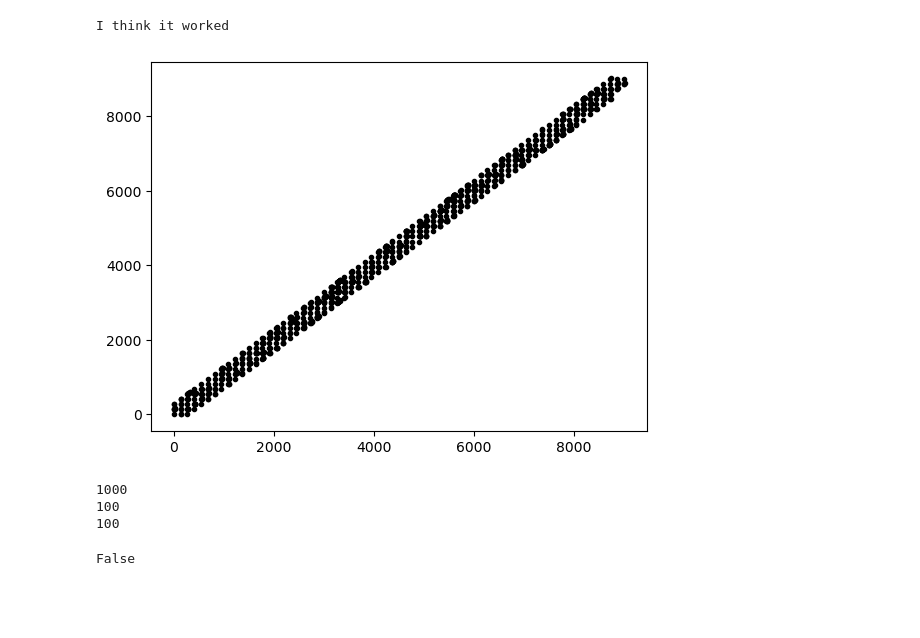
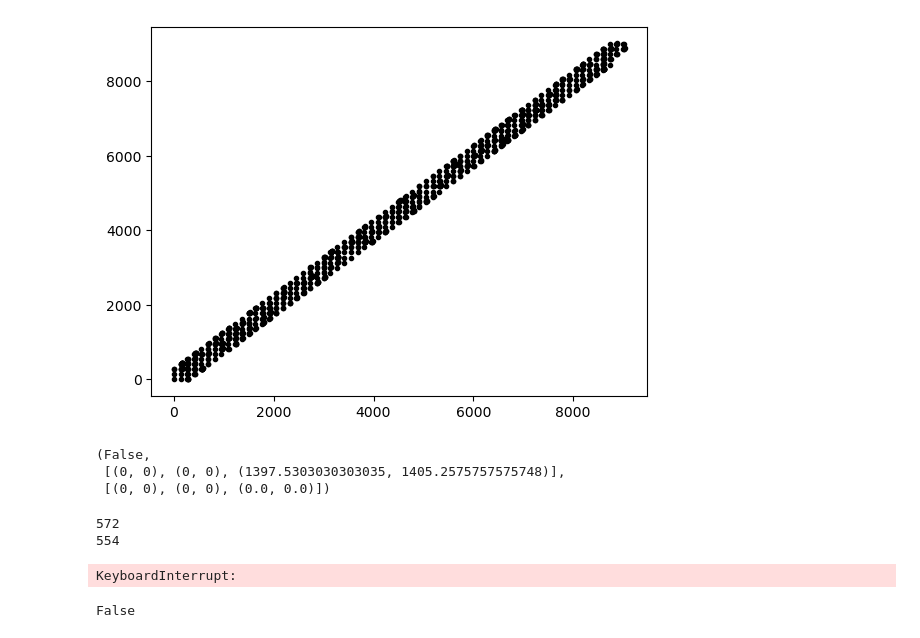
Before and after one commit to kuubikus/Individual-Project, a Jupyter notebook: IP_lambert1.ipynb, the cells around one changed output. Saved outputs shown, nothing was run; the diff lists cells and outputs as text; code cells hidden in the pictures; blank space fills up the shorter version.

Commit message:
Improvement. Work on getting orbits for new pop

```diff
--- a/IP_lambert1.ipynb
+++ b/IP_lambert1.ipynb
@@ -153,14 +172,14 @@ def evaluate_D(elementsO, TOF):
 
     return (vO_perigee + vT_perigee_max)*TOF, rO_perigee
 # %%
-def grid_between_lines(D, height=9000, width=9000):
+def grid_between_lines(D, N, a=9000):
     distances = []  # a list that will contain the whole population points (rho_i, rho_f)
-    A = height*width
-    A_s = A - (height-D)*width/2 - (height-2*D)*(width-D)/2
-    no_of_nodes = 1000*A/A_s  # no of nodes in the 9000x9000 (height x width) rectangle
+    A = a*a
+    A_s = A - (a-D)*a/2 - (a-2*D)*(a-D)/2
+    no_of_nodes = N*A/A_s  # no of nodes in the 9000x9000 (height x width) rectangle
 
-    xs = np.linspace(0, width, int((no_of_nodes)**0.5)) # create values for rho_i
-    ys = np.linspace(0, height, int((no_of_nodes)**0.5)) # create values for rho_f
+    xs = np.linspace(0, a, int((no_of_nodes)**0.5)) # create values for rho_i
+    ys = np.linspace(0, a, int((no_of_nodes)**0.5)) # create values for rho_f
 
     for x in xs:
         for y in ys:
@@ -270,14 +285,14 @@ def Lambert_problem(population, orbits, elementsO, elementsT, point, rO_perigee,
 
     return population, orbits
 # %%
-def initialise_pop(elementsO, elementsT, TOF=60):
+def initialise_pop(elementsO, elementsT, TOF=60, N=1000):
     """
-    Initialises the population.
+    Initialises the population of specific size
     Returns the population along with the orbits.
     """
     D, rO_perigee = evaluate_D(elementsO, TOF)
     # get an evenly spaced grid between two lines Rho in the range [0,9000]
-    original_population = grid_between_lines(D)  # initial population
+    original_population = grid_between_lines(D, N)  # initial population
     orbits = []
     population = []
 
@@ -285,17 +300,17 @@ def initialise_pop(elementsO, elementsT, TOF=60):
         population, orbits = Lambert_problem(population, orbits, elementsO, elementsT, point, rO_perigee, TOF)
 
     n = len(population)
-    if len(population) > 1000:
+    if n > N:
         # remove the number of extra points randomly
-        no_of_extra_points = len(population) - 1000
+        no_of_extra_points = n - N
         for i in range(no_of_extra_points):
             index = random.randint(0, len(population))
             popped = population.pop(index)  # have to remove the points
             orbits.pop(index)  # remove the corresponding orbit
 
-    if len(population) < 1000:
+    if n < N:
         # gain extra points via mutation
-        no_of_extra_points = 1000 - len(population)
+        no_of_extra_points = N - n
         population_new = mutation(population, no_of_extra_points)  # for new points I have to solve for the orbit again
         for point in population_new[n:]:
             p, orbits = Lambert_problem([], orbits, elementsO, elementsT, point, rO_perigee, TOF)
@@ -316,18 +336,11 @@ def get_elite(values, population, n=100):
 # %%
 elements_deb = [7100,0.0043,np.radians(98.289),np.radians(49.866),np.radians(356.768),0]
 elements_sat = [7133.8,0.0043,np.radians(98.289),np.radians(49.866),np.radians(356.768),0]
 
 # initialise
-pop, orbits = initialise_pop(elements_sat, elements_deb)
+pop, orbits = initialise_pop(elements_sat, elements_deb, N=1000)
 show_pop(pop)
 # %% [output]
-I think it worked
-[figure, old version]
+[figure, new version]
 # %%
 fit_values = objective_func(elements_sat, elements_deb, orbits, pop)
-# %%
-elite = get_elite(fit_values, pop)
-# %% [output]
-1000
-100
-100
@@ -336,3 +347,38 @@ while
+# %%
+best_point = get_best(fit_values, pop)
+no_of_gens = 0
+mean_i, mean_f = mean(pop)
+phi = 3
+last_means = [(0,0) for x in range(phi)]
+last_best_values = [(0,0) for x in range(phi)]
+D, rO_perigee = evaluate_D(elements_sat, 60)  # maybe there is a better way to define this
+stop_criteria(pop, last_means, best_point, last_best_values, no_of_gens)
+# %% [output]
+(False,
+ [(0, 0), (0, 0), (1397.5303030303035, 1405.2575757575748)],
+ [(0, 0), (0, 0), (0.0, 0.0)])
+# %%
+while stop_criteria(pop, last_means, best_point, last_best_values, no_of_gens)[0] is False:
+    elite = get_elite(fit_values, pop)
+    # create new population and corresponding orbits
+    pop, orbits = initialise_pop(elements_sat, elements_deb, N=50)  # create 5% of desired population size
+    pop = mutation(elite, 800)  # 800 corresponds to 80% of desired population size
+    for point in pop[150:]: # get the orbits of the new population
+            p, orbits = Lambert_problem([], orbits, elements_sat, elements_deb, point, rO_perigee, 60)
+    pop = crossover(pop, 50, D)  # crossover 5% of desired population size
+    for point in pop[950:]: # get the orbits of the new population
+            p, orbits = Lambert_problem([], orbits, elements_sat, elements_deb, point, rO_perigee, 60)
+    print(len(orbits))
+    # get new fit_values
+    fit_values = objective_func(elements_sat, elements_deb, orbits, pop)
+    # update last_means, best_point, last_best_values, no_of_gens
+
+else:
+        print("donzo")
+# %% [output]
+572
+554
+KeyboardInterrupt:
 # %%
 elements = [5901.149278552159, 1.4477471563854718, 1.7154666684926894, 0.8703258847994934, 4.594129890838893, 0.8540083184421274]
 constraints(elements, 7102.85)
```
Also changed, not shown: parts of 9 cells of this notebook.
